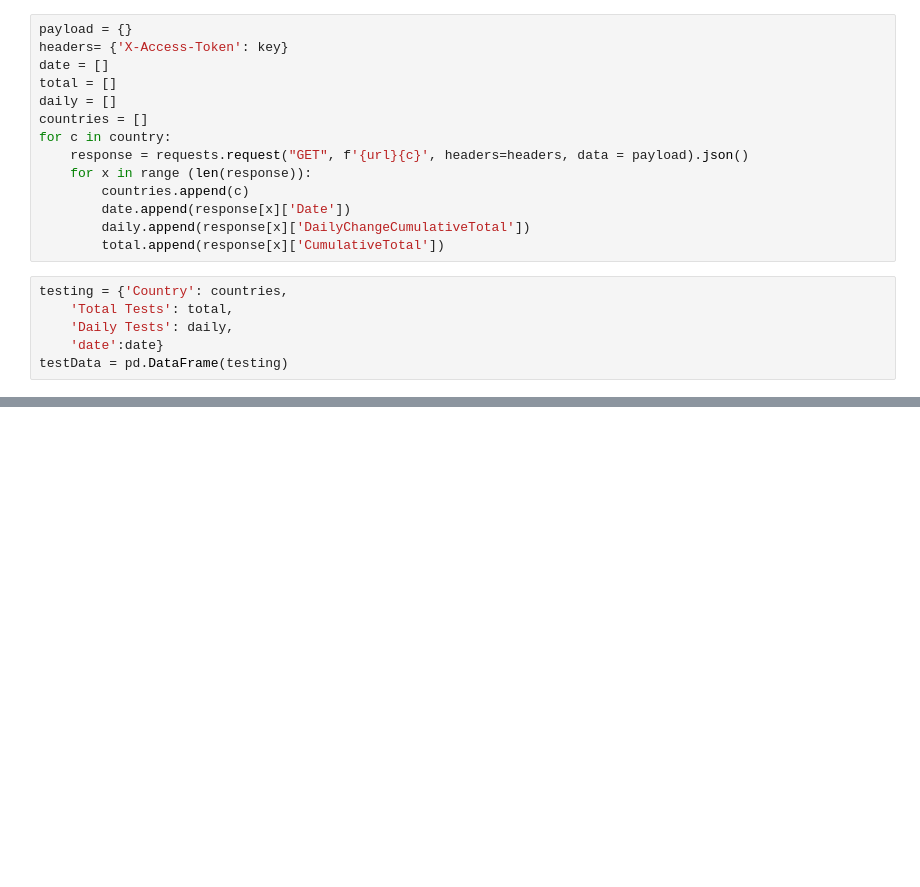
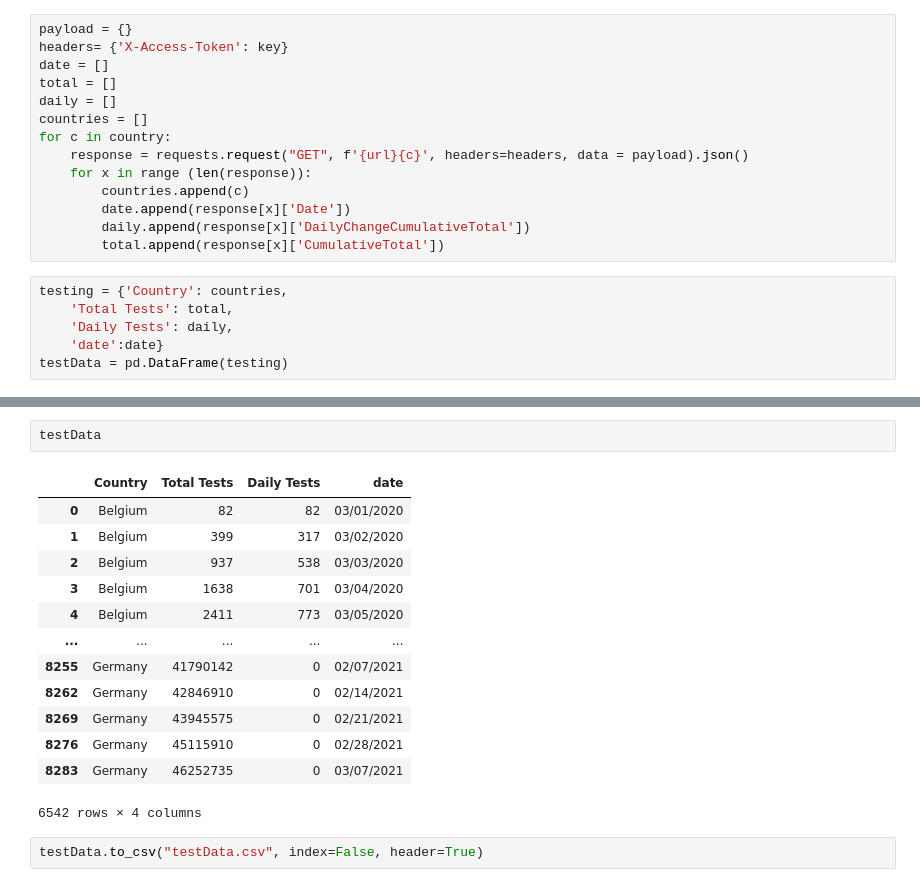
Before and after one commit to AIndian/Covid-19-international, a Jupyter notebook: APIs/API Data.ipynb, the cells around one changed output, grey strips where cells are left out. Drawn from its saved outputs; the diff is of its cells as text; blank space fills up the shorter version.

```diff
--- a/APIs/API Data.ipynb
+++ b/APIs/API Data.ipynb
@@ -48,0 +59,18 @@ testData = testData.loc[testData['Total Tests']!= 0]
+# %%
+testData
+# %% [output]
+|  | Country | Total Tests | Daily Tests | date |
+| 0 | Belgium | 82 | 82 | 03/01/2020 |
+| 1 | Belgium | 399 | 317 | 03/02/2020 |
+| 2 | Belgium | 937 | 538 | 03/03/2020 |
+| 3 | Belgium | 1638 | 701 | 03/04/2020 |
+| 4 | Belgium | 2411 | 773 | 03/05/2020 |
+| ... | ... | ... | ... | ... |
+| 8255 | Germany | 41790142 | 0 | 02/07/2021 |
+| 8262 | Germany | 42846910 | 0 | 02/14/2021 |
+| 8269 | Germany | 43945575 | 0 | 02/21/2021 |
+| 8276 | Germany | 45115910 | 0 | 02/28/2021 |
+| 8283 | Germany | 46252735 | 0 | 03/07/2021 |
+6542 rows × 4 columns
+# %%
+testData.to_csv("testData.csv", index=False, header=True)
```
Also changed, not shown: parts of 5 cells of this notebook, 6 other files.
